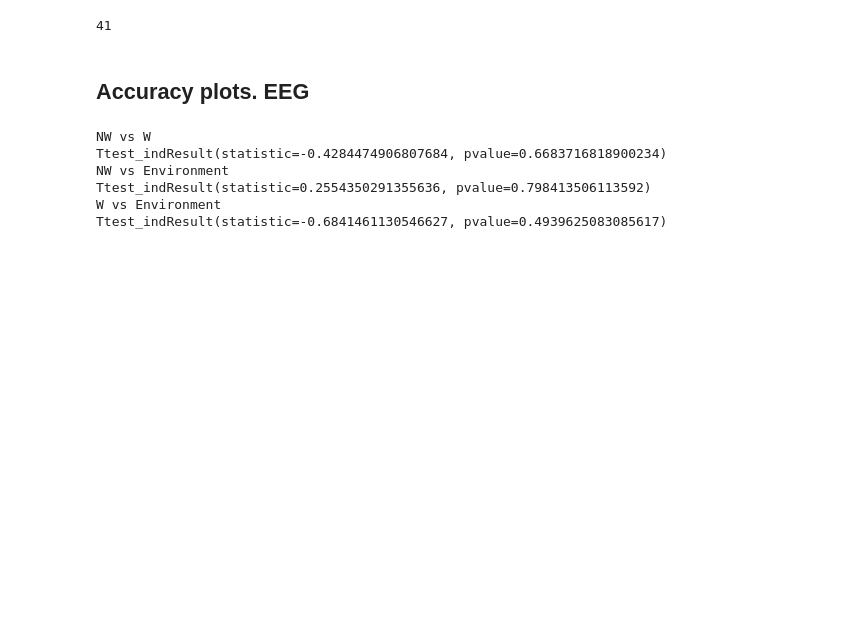
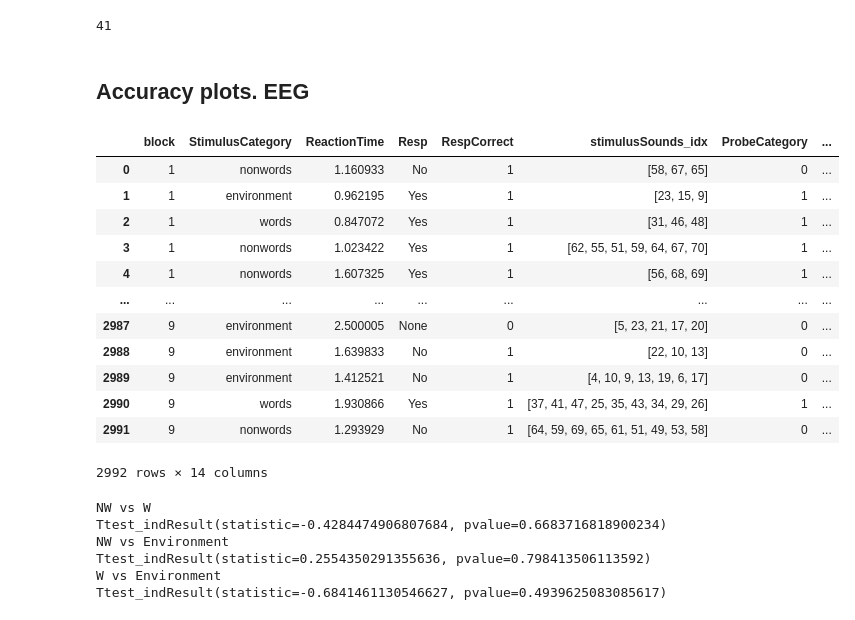
Before and after one commit to cristinarainich/Sternberg_analysis, a Jupyter notebook: Preprocessing_of_datasets_Environmental.ipynb, the cells around one changed output. Cells and saved outputs as stored; diff of their text form; code cells hidden in the pictures; blank space fills up the shorter version.

```diff
--- a/Preprocessing_of_datasets_Environmental.ipynb
+++ b/Preprocessing_of_datasets_Environmental.ipynb
@@ -684,6 +756,22 @@ len(values)
 41
 # %% [markdown]
 ## Accuracy plots. EEG
+# %%
+eeg_
+# %% [output]
+|  | block | StimulusCategory | ReactionTime | Resp | RespCorrect | stimulusSounds_idx | ProbeCategory | ... |
+| 0 | 1 | nonwords | 1.160933 | No | 1 | [58, 67, 65] | 0 | ... |
+| 1 | 1 | environment | 0.962195 | Yes | 1 | [23, 15, 9] | 1 | ... |
+| 2 | 1 | words | 0.847072 | Yes | 1 | [31, 46, 48] | 1 | ... |
+| 3 | 1 | nonwords | 1.023422 | Yes | 1 | [62, 55, 51, 59, 64, 67, 70] | 1 | ... |
+| 4 | 1 | nonwords | 1.607325 | Yes | 1 | [56, 68, 69] | 1 | ... |
+| ... | ... | ... | ... | ... | ... | ... | ... | ... |
+| 2987 | 9 | environment | 2.500005 | None | 0 | [5, 23, 21, 17, 20] | 0 | ... |
+| 2988 | 9 | environment | 1.639833 | No | 1 | [22, 10, 13] | 0 | ... |
+| 2989 | 9 | environment | 1.412521 | No | 1 | [4, 10, 9, 13, 19, 6, 17] | 0 | ... |
+| 2990 | 9 | words | 1.930866 | Yes | 1 | [37, 41, 47, 25, 35, 43, 34, 29, 26] | 1 | ... |
+| 2991 | 9 | nonwords | 1.293929 | No | 1 | [64, 59, 69, 65, 61, 51, 49, 53, 58] | 0 | ... |
+2992 rows × 14 columns
 # %%
 sns.barplot(x='StimulusCategory', y='RespCorrect', data = eeg_)
 pl.title('The effect of stim category on accuracy EEG');
```
Also changed, not shown: parts of 70 cells of this notebook.
